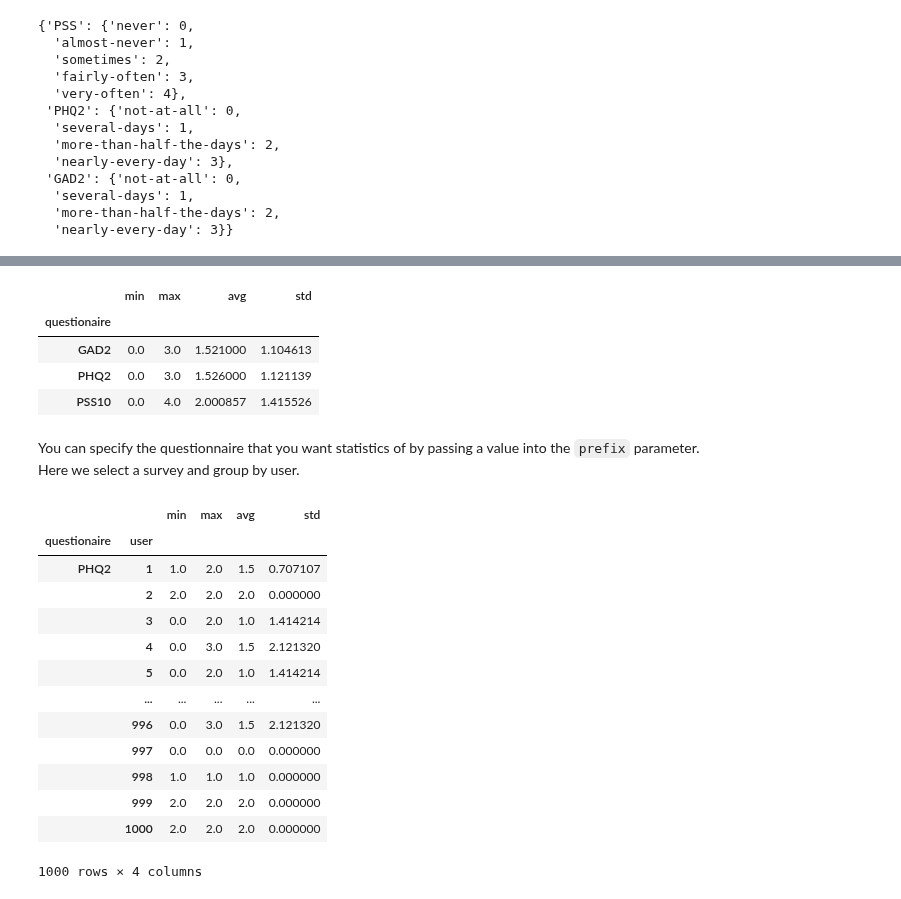
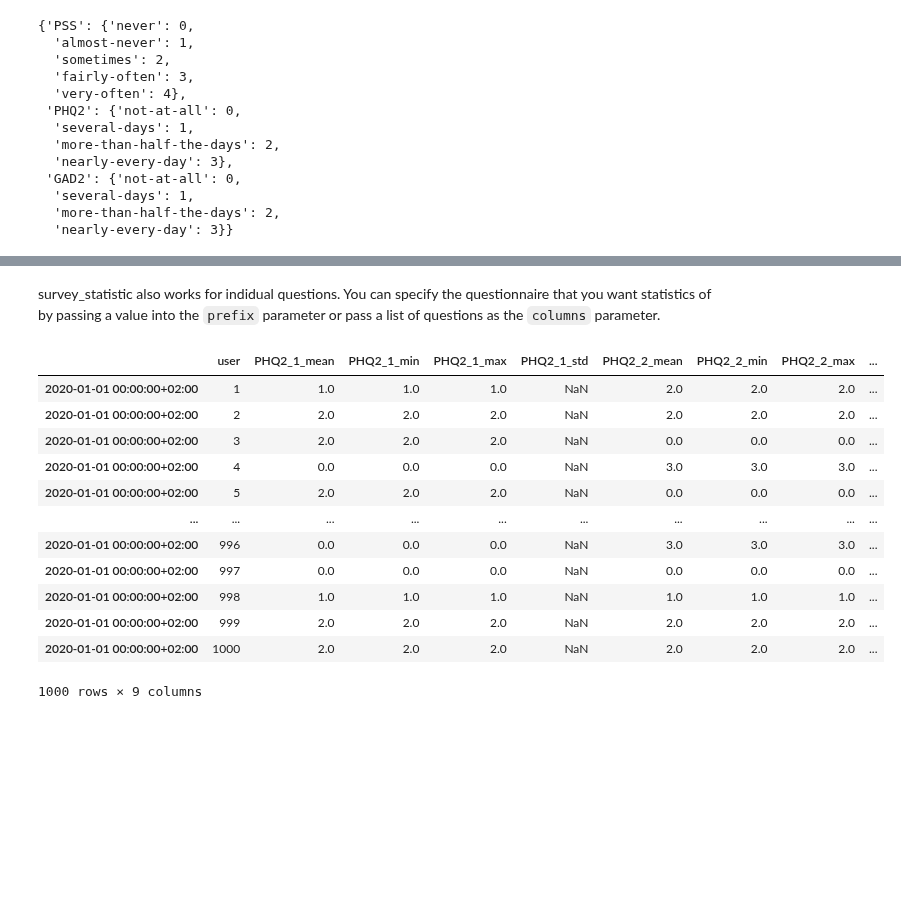
Before and after one commit to digitraceslab/niimpy, a Jupyter notebook: docs/demo_notebooks/survey.ipynb, the cells around one changed output, grey strips where cells are left out. Saved outputs shown, nothing was run; the diff lists cells and outputs as text; code cells hidden in the pictures; blank space fills up the shorter version.

Commit message:
Update survey module and tests Missing test for survey_statistic and exploration and and student_life need updating

```diff
--- a/docs/demo_notebooks/survey.ipynb
+++ b/docs/demo_notebooks/survey.ipynb
@@ -34 +40,4 @@ df.head()
+# %%
+# Assign the same time index to all survey responses
+df.index = [pd.Timestamp("1.1.2020", tz='Europe/Helsinki')]*df.shape[0]
 # %% [markdown]
@@ -65,0 +51,5 @@ transformed_df.head()
+# %%
+# Convert column name to id, based on provided mappers from niimpy
+column_map = {**PHQ2_MAP, **PSS10_MAP, **GAD2_MAP}
+df = df.rename(column_map, axis = 1)
+df.head()
@@ -86,7 +83,8 @@ ID_MAP_PREFIX
   'nearly-every-day': 3}}
 # %%
 # Transform raw answers to numerical values
-transformed_df['answer'] = survey.convert_survey_to_numerical_answer(transformed_df, answer_col = 'raw_answer',
-                                                                     question_id = 'id', id_map=ID_MAP_PREFIX, use_prefix=True)
+transformed_df = survey.convert_survey_to_numerical_answer(
+    df, id_map=ID_MAP_PREFIX, use_prefix=True
+)
 transformed_df.head()
 # %% [output]
@@ -105,34 +135,21 @@ First, we can compute the mean, standard deviation, min, and max values of all q
+# %% [markdown]
+survey_statistic also works for indidual questions. You can specify the questionnaire that you want statistics of by passing a value into the `prefix` parameter or pass a list of questions as the `columns` parameter.
 # %%
-d = survey.survey_statistic(transformed_df, {"question_id_col": 'id', "answer_col": 'answer'})
+d = survey.survey_statistic(transformed_df, {
+    "prefix":'PHQ',
+})
 pd.DataFrame(d)
 # %% [output]
-|  | min | max | avg | std |
-| questionaire |  |  |  |  |
-| GAD2 | 0.0 | 3.0 | 1.521000 | 1.104613 |
-| PHQ2 | 0.0 | 3.0 | 1.526000 | 1.121139 |
-| PSS10 | 0.0 | 4.0 | 2.000857 | 1.415526 |
+|  | user | PHQ2_1_mean | PHQ2_1_min | PHQ2_1_max | PHQ2_1_std | PHQ2_2_mean | PHQ2_2_min | PHQ2_2_max | ... |
+| 2020-01-01 00:00:00+02:00 | 1 | 1.0 | 1.0 | 1.0 | NaN | 2.0 | 2.0 | 2.0 | ... |
+| 2020-01-01 00:00:00+02:00 | 2 | 2.0 | 2.0 | 2.0 | NaN | 2.0 | 2.0 | 2.0 | ... |
+| 2020-01-01 00:00:00+02:00 | 3 | 2.0 | 2.0 | 2.0 | NaN | 0.0 | 0.0 | 0.0 | ... |
+| 2020-01-01 00:00:00+02:00 | 4 | 0.0 | 0.0 | 0.0 | NaN | 3.0 | 3.0 | 3.0 | ... |
+| 2020-01-01 00:00:00+02:00 | 5 | 2.0 | 2.0 | 2.0 | NaN | 0.0 | 0.0 | 0.0 | ... |
+| ... | ... | ... | ... | ... | ... | ... | ... | ... | ... |
+| 2020-01-01 00:00:00+02:00 | 996 | 0.0 | 0.0 | 0.0 | NaN | 3.0 | 3.0 | 3.0 | ... |
+| 2020-01-01 00:00:00+02:00 | 997 | 0.0 | 0.0 | 0.0 | NaN | 0.0 | 0.0 | 0.0 | ... |
+| 2020-01-01 00:00:00+02:00 | 998 | 1.0 | 1.0 | 1.0 | NaN | 1.0 | 1.0 | 1.0 | ... |
+| 2020-01-01 00:00:00+02:00 | 999 | 2.0 | 2.0 | 2.0 | NaN | 2.0 | 2.0 | 2.0 | ... |
+| 2020-01-01 00:00:00+02:00 | 1000 | 2.0 | 2.0 | 2.0 | NaN | 2.0 | 2.0 | 2.0 | ... |
+1000 rows × 9 columns
-# %% [markdown]
-You can specify the questionnaire that you want statistics of by passing a value into the `prefix` parameter. Here we select a survey and group by user.
-# %%
-d = survey.survey_statistic(transformed_df, {
-    "question_id_col": 'id',
-    "answer_col": 'answer',
-    "prefix":'PHQ',
-    "group": 'user'}
-)
-pd.DataFrame(d)
-# %% [output]
-|  |  | min | max | avg | std |
-| questionaire | user |  |  |  |  |
-| PHQ2 | 1 | 1.0 | 2.0 | 1.5 | 0.707107 |
-|  | 2 | 2.0 | 2.0 | 2.0 | 0.000000 |
-|  | 3 | 0.0 | 2.0 | 1.0 | 1.414214 |
-|  | 4 | 0.0 | 3.0 | 1.5 | 2.121320 |
-|  | 5 | 0.0 | 2.0 | 1.0 | 1.414214 |
-|  | ... | ... | ... | ... | ... |
-|  | 996 | 0.0 | 3.0 | 1.5 | 2.121320 |
-|  | 997 | 0.0 | 0.0 | 0.0 | 0.000000 |
-|  | 998 | 1.0 | 1.0 | 1.0 | 0.000000 |
-|  | 999 | 2.0 | 2.0 | 2.0 | 0.000000 |
-|  | 1000 | 2.0 | 2.0 | 2.0 | 0.000000 |
-1000 rows × 4 columns
```
Also changed, not shown: parts of 12 cells of this notebook, 2 other files.
